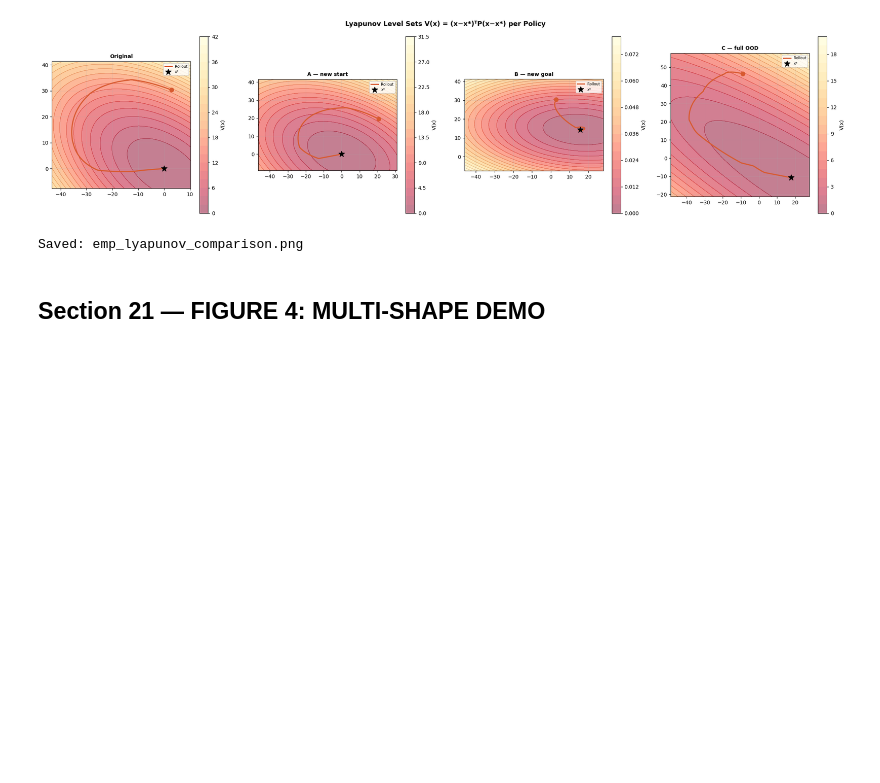
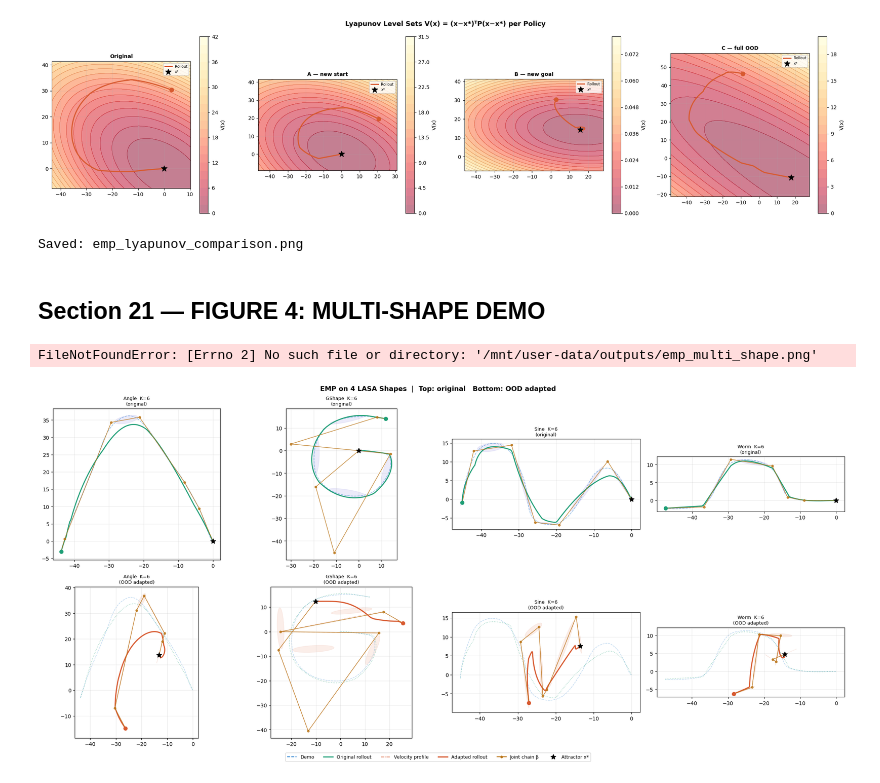
Before and after one commit to rayaanoidPrime/CP321_Imitation_Learning, a Jupyter notebook: project/notebooks/emp_lasa.ipynb, the cells around one changed output. Cells and saved outputs as stored; diff of their text form; code cells hidden in the pictures; blank space fills up the shorter version.

```diff
--- a/project/notebooks/emp_lasa.ipynb
+++ b/project/notebooks/emp_lasa.ipynb
@@ -1028,32 +1029,35 @@ for col, sname in enumerate(SHAPES_DEMO):
     ax.plot(p_[:, 0], p_[:, 1], color=C_DEMO, lw=1.0, alpha=0.35, ls="--")
     ax.plot(tr0_[:, 0], tr0_[:, 1], color=C_ORIG, lw=1.2, alpha=0.45, ls=":")
     ax.plot(pol_["pos_ref"][:, 0], pol_["pos_ref"][:, 1],
             color=C_ADAPT, lw=0.9, alpha=0.35, ls="-.")
     ax.plot(tra_[:, 0], tra_[:, 1], color=C_ADAPT, lw=2.2)
     for k in range(K_):
         draw_ellipse(ax, pol_["means"][k], pol_["covs"][k], n_std=1.2,
                      fc=C_ADAPT, alpha=0.10, ec=C_ADAPT, lw=0.8)
     ax.plot(pol_["joints"][:, 0], pol_["joints"][:, 1],
             '-o', color=C_JOINT, lw=1.2, ms=4, alpha=0.8)
     ax.plot(*ns_,              'o', color=C_ADAPT, ms=7)
     ax.plot(*pol_["x_star"],   '*', color="black",  ms=10)
     ax.set_title(f"{sname}  K={K_}\n(OOD adapted)", fontsize=9)
     ax.set_aspect("equal"); ax.grid(True, alpha=0.25)
 
 legend_el = [
     Line2D([0],[0], color=C_DEMO,  lw=1.5, ls="--",  label="Demo"),
     Line2D([0],[0], color=C_ORIG,  lw=2.0,            label="Original rollout"),
     Line2D([0],[0], color=C_ADAPT, lw=1.0, ls="-.",   label="Velocity profile"),
     Line2D([0],[0], color=C_ADAPT, lw=2.2,            label="Adapted rollout"),
     Line2D([0],[0], color=C_JOINT, lw=1.5, marker="o", ms=4, label="Joint chain β"),
     Line2D([0],[0], color="black", lw=0, marker="*",  ms=10, label="Attractor x*"),
 ]
 fig.legend(handles=legend_el, loc="lower center", ncol=6,
            fontsize=9, bbox_to_anchor=(0.5, -0.03))
 plt.suptitle("EMP on 4 LASA Shapes  |  Top: original   Bottom: OOD adapted",
              fontsize=13, fontweight="bold")
 plt.tight_layout()
-plt.savefig("/mnt/user-data/outputs/emp_multi_shape.png",
-            dpi=150, bbox_inches="tight")
+# plt.savefig("/outputs/emp_multi_shape.png",
+#             dpi=150, bbox_inches="tight")
 plt.show()
 print("Saved: emp_multi_shape.png")
+# %% [output]
+FileNotFoundError: [Errno 2] No such file or directory: '/mnt/user-data/outputs/emp_multi_shape.png'
+[figure, added]
```
Also changed, not shown: parts of 15 cells of this notebook.
